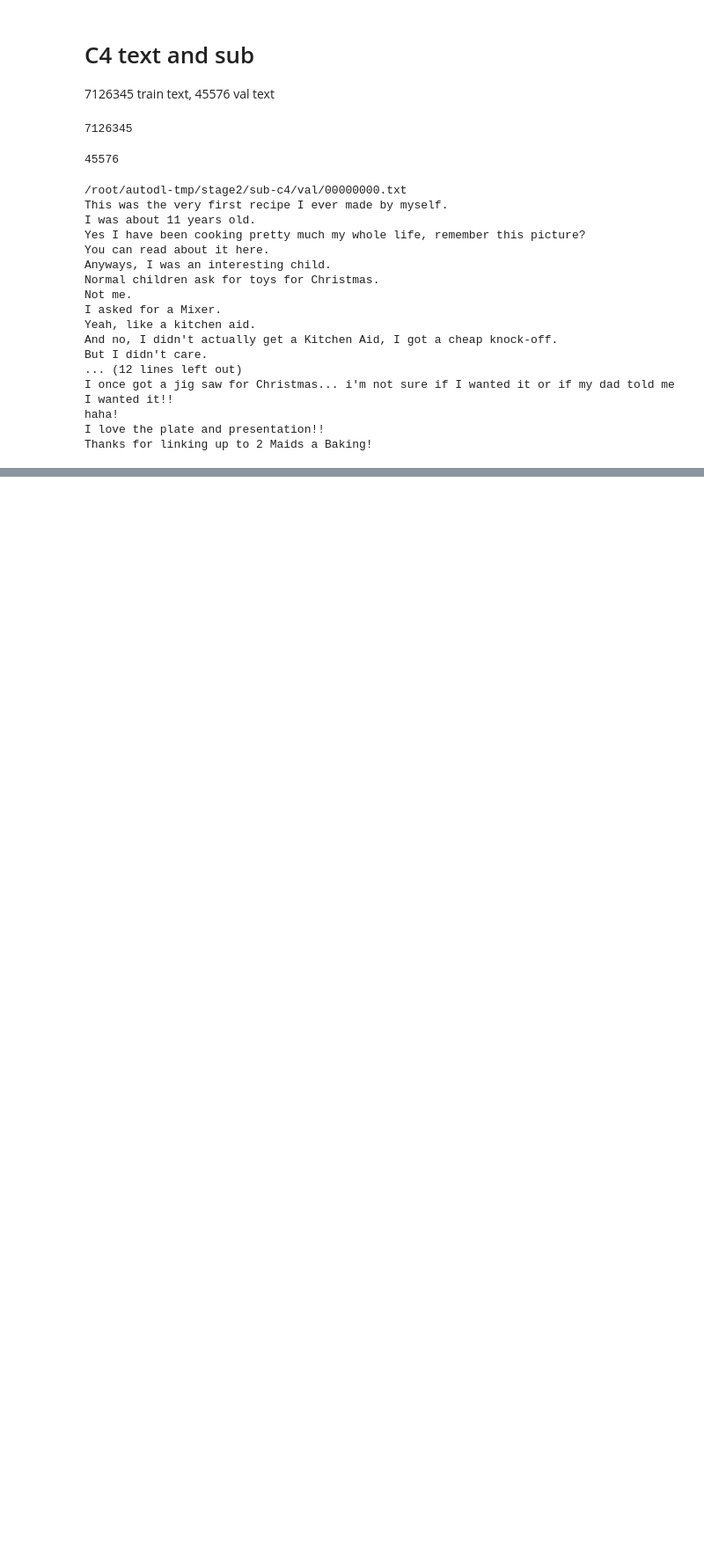
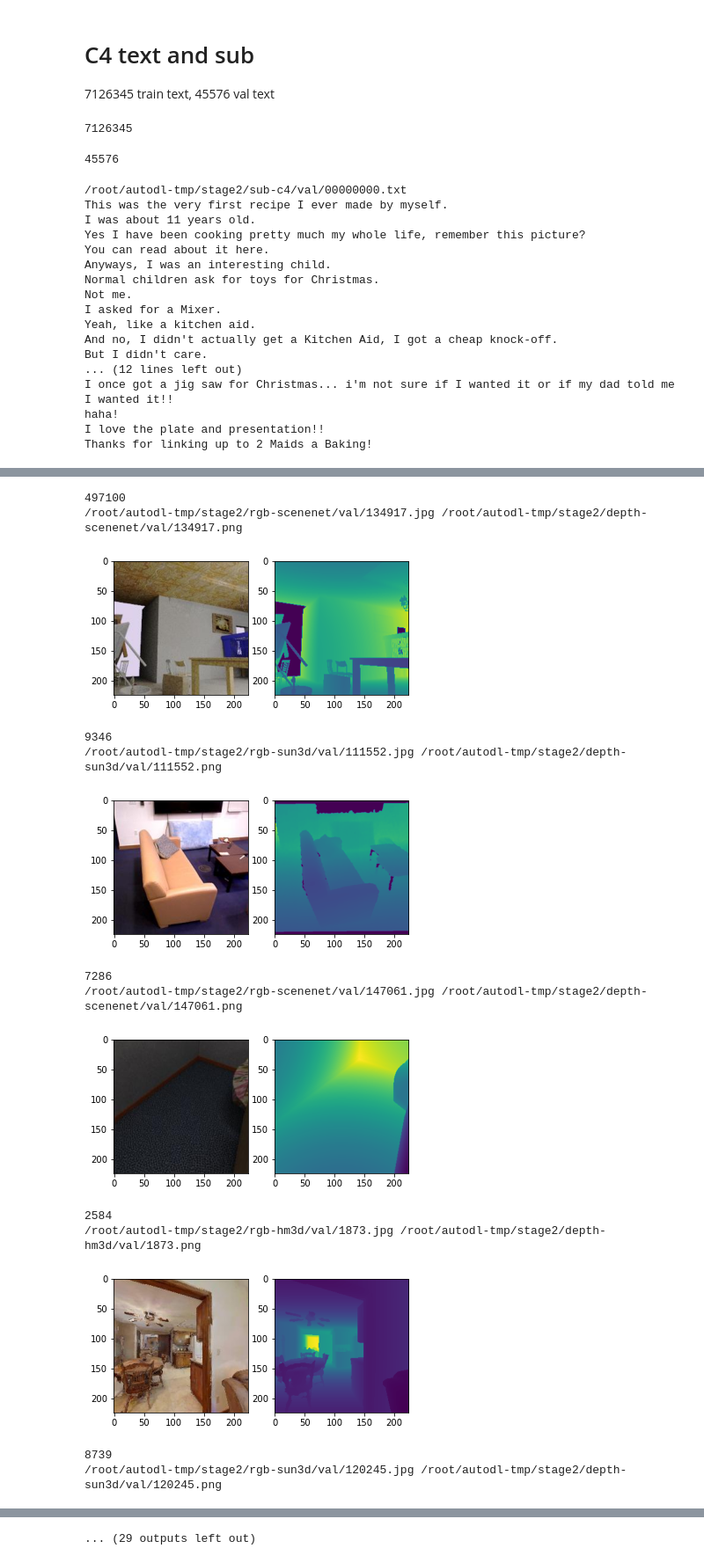
Before and after one commit to RavenKiller/MEE, a Jupyter notebook: scripts/evo_data_stage2.ipynb, the cells around one changed output, grey strips where cells are left out. Shown at 88% size. Drawn from its saved outputs; the diff is of its cells as text; code cells hidden in the pictures; blank space fills up the shorter version.

```diff
--- a/scripts/evo_data_stage2.ipynb
+++ b/scripts/evo_data_stage2.ipynb
@@ -383,0 +953,35 @@ Thanks for linking up to 2 Maids a Baking!
+# %%
+# vision val
+FOLDER_RGB_OUT = Path("/root/autodl-tmp/stage2/")
+FOLDER_DEPTH_OUT = Path("/root/autodl-tmp/stage2/")
+rgb_files = sorted(list(FOLDER_RGB_OUT.glob("rgb-*/val/*.jpg")))
+depth_files = sorted(list(FOLDER_DEPTH_OUT.glob("depth-*/val/*.png")))
+assert len(rgb_files)==len(depth_files)
+print(len(rgb_files))
+for _ in range(20):
+    idx = random.randint(0, len(rgb_files)-1)
+    rgb = Image.open(rgb_files[idx])
+    depth = Image.open(depth_files[idx])
+    print(rgb_files[idx], depth_files[idx])
+    plt.figure()
+    plt.subplot(1,2, 1)
+    plt.imshow(rgb)
+    plt.subplot(1,2, 2)
+    plt.imshow(np.array(depth).astype(float))
+    plt.show()
+    print(np.array(depth).max())
+# %% [output]
+497100
+/root/autodl-tmp/stage2/rgb-scenenet/val/134917.jpg /root/autodl-tmp/stage2/depth-scenenet/val/134917.png
+[figure, added]
+9346
+/root/autodl-tmp/stage2/rgb-sun3d/val/111552.jpg /root/autodl-tmp/stage2/depth-sun3d/val/111552.png
+[figure, added]
+7286
+/root/autodl-tmp/stage2/rgb-scenenet/val/147061.jpg /root/autodl-tmp/stage2/depth-scenenet/val/147061.png
+[figure, added]
+2584
+/root/autodl-tmp/stage2/rgb-hm3d/val/1873.jpg /root/autodl-tmp/stage2/depth-hm3d/val/1873.png
+[figure, added]
+8739
+/root/autodl-tmp/stage2/rgb-sun3d/val/120245.jpg /root/autodl-tmp/stage2/depth-sun3d/val/120245.png
@@ -383,0 +992 @@ Thanks for linking up to 2 Maids a Baking!
+... (29 outputs left out)
```
Also changed, not shown: parts of 29 cells of this notebook, 8 other files.
